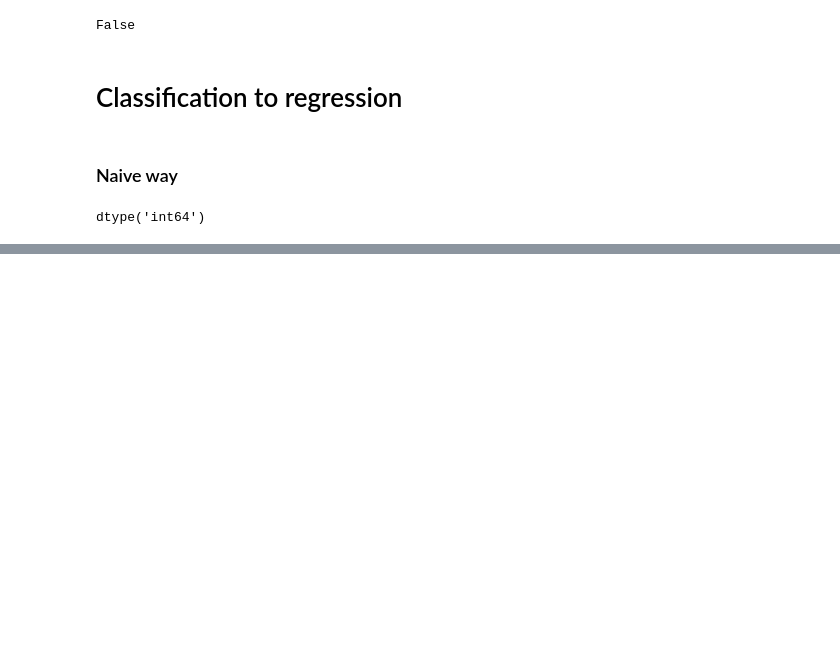
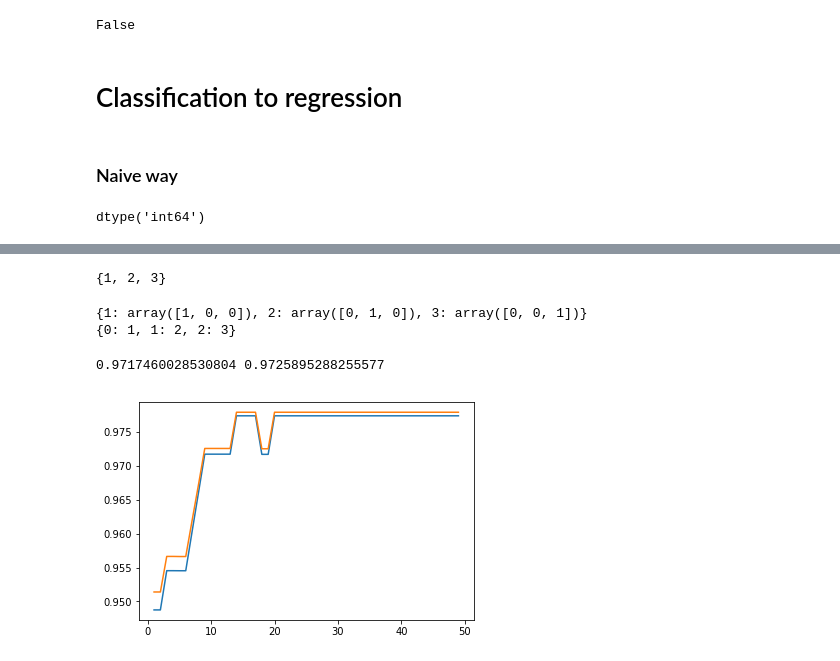
Before and after one commit to artvopilov/itmo_ml_labs, a Jupyter notebook: jupyter_notebooks/knn_regression.ipynb, the cells around one changed output, grey strips where cells are left out. Cells and saved outputs as stored; diff of their text form; code cells hidden in the pictures; blank space fills up the shorter version.

```diff
--- a/jupyter_notebooks/knn_regression.ipynb
+++ b/jupyter_notebooks/knn_regression.ipynb
@@ -149,0 +155,19 @@ plot_f_measure_by_k(dataset_x_norm, dataset_y)
+# %%
+unique_y = set(dataset_y.values)
+unique_y
+# %% [output]
+{1, 2, 3}
+# %%
+basic_y = [0] * len(unique_y)
+y_to_onehot = {}
+index_to_y = {}
+for i, y in enumerate(list(unique_y)):
+    y_to_onehot[y] = np.array(basic_y.copy())
+    y_to_onehot[y][i] = 1
+    index_to_y[i] = y
+
+print(y_to_onehot)
+print(index_to_y)
+# %% [output]
+{1: array([1, 0, 0]), 2: array([0, 1, 0]), 3: array([0, 0, 1])}
+{0: 1, 1: 2, 2: 3}
@@ -149,0 +193,49 @@ plot_f_measure_by_k(dataset_x_norm, dataset_y)
+# %%
+def evaluate_k(k, dataset_x_norm, dataset_y, y_to_onehot, index_to_y):
+    c_to_tp = defaultdict(int)
+    c_to_fn = defaultdict(int)
+    c_to_fp = defaultdict(int)
+    c_to_n = defaultdict(int)
+
+    for i in range(len(dataset_y)):
+        x_train = dataset_x_norm.drop(i, axis='index').values
+        y_train = dataset_y.drop(i, axis='index').values
+        x_test = dataset_x_norm.iloc[i].values
+        y_test = dataset_y.iloc[i]
+
+        y_vec_pred = predict('euclidean', 'epanechnikov', k, x_train, y_train, x_test, y_to_onehot)
+#         print(y_vec_pred)
+        y_index_pred = np.argmax(y_vec_pred)
+        y_pred = index_to_y[y_index_pred]
+
+
+        c_to_tp[y_test] += 1 if y_test == y_pred else 0
+        c_to_fn[y_test] += 1 if y_test != y_pred else 0
+        c_to_fp[y_pred] += 1 if y_test != y_pred else 0
+        c_to_n[y_test] += 1
+
+    micro_f1, macro_f1 = calculate_f_measures(c_to_tp, c_to_fn, c_to_fp, c_to_n)
+    return micro_f1, macro_f1
+
+micro_f1, macro_f1 = evaluate_k(10, dataset_x_norm, dataset_y, y_to_onehot, index_to_y)
+print(micro_f1, macro_f1)
+# %% [output]
+0.9717460028530804 0.9725895288255577
+# %%
+def plot_f_measure_by_k(dataset_x_norm, dataset_y, y_to_onehot, index_to_y):
+    ks = list(range(1, 50, 1))
+    f1_micro_measures = []
+    f1_macro_measures = []
+
+    for k in ks:
+        micro_f1, macro_f1 = evaluate_k(k, dataset_x_norm, dataset_y, y_to_onehot, index_to_y)
+        f1_micro_measures.append(micro_f1)
+        f1_macro_measures.append(macro_f1)
+
+    plt.plot(ks, f1_micro_measures)
+    plt.plot(ks, f1_macro_measures)
+    plt.show()
+
+plot_f_measure_by_k(dataset_x_norm, dataset_y, y_to_onehot, index_to_y)
+# %% [output]
+[figure, added]
```
Also changed, not shown: parts of 5 cells of this notebook.
